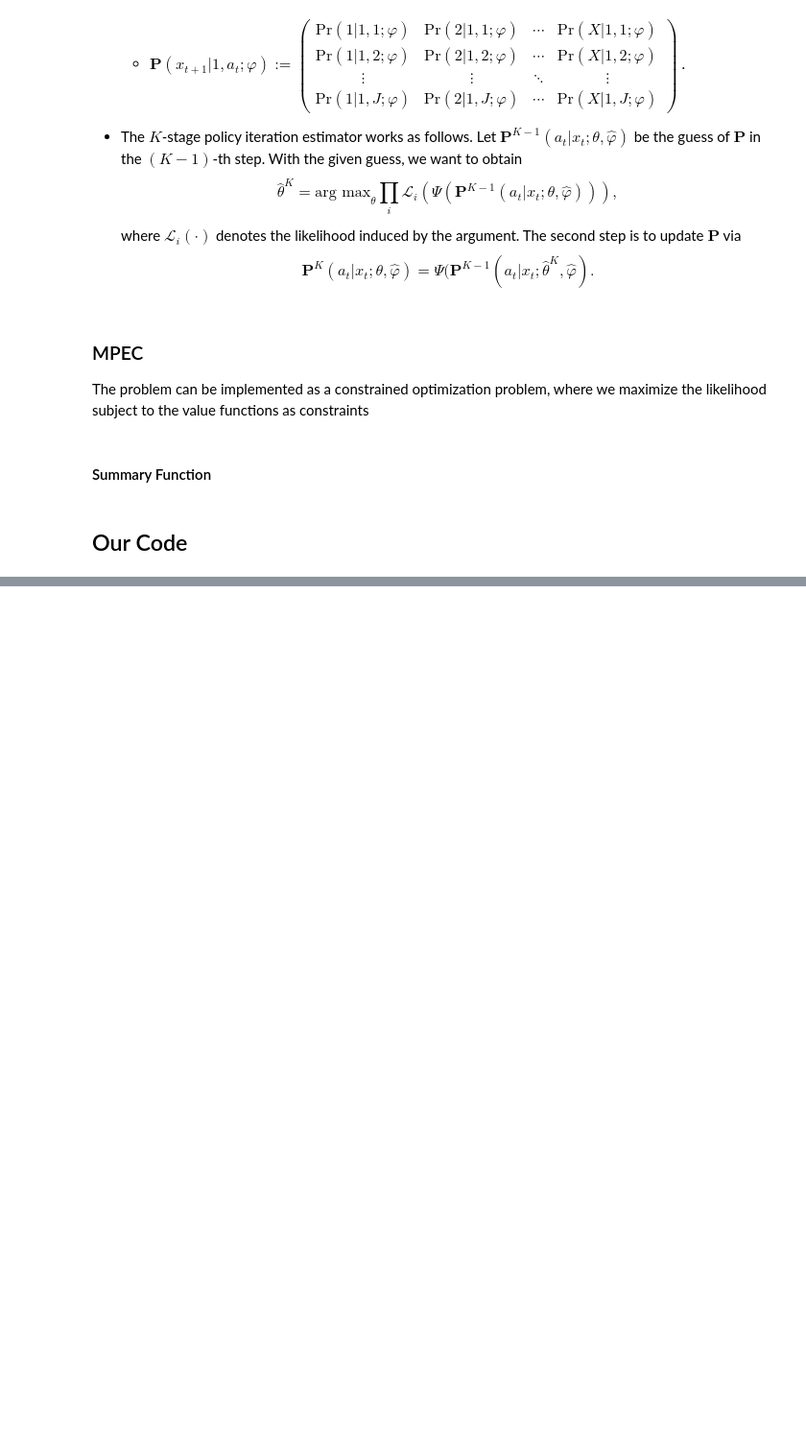
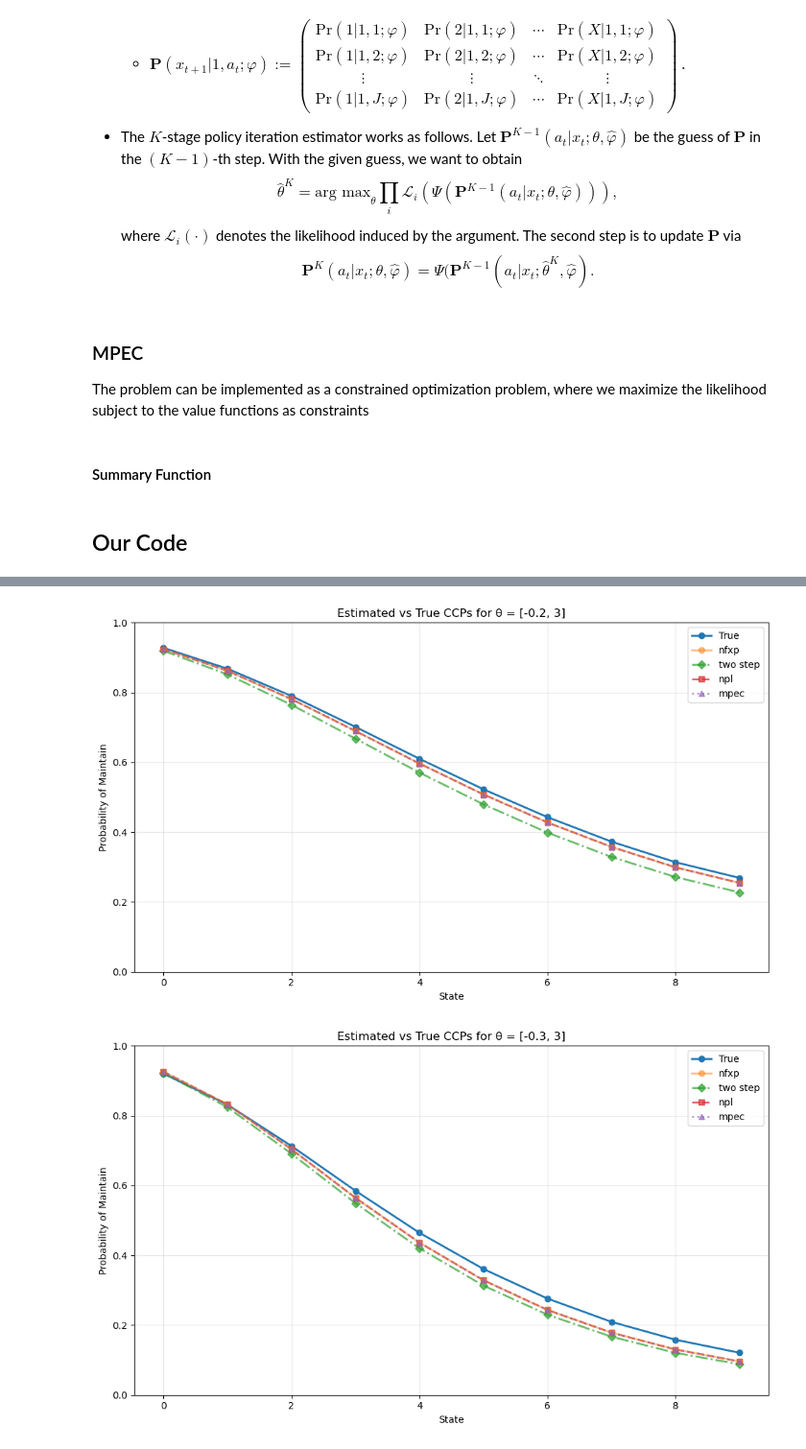
Before and after one commit to whoaitsrichard/io2, a Jupyter notebook: ps2/Exercise1.ipynb, the cells around one changed output, grey strips where cells are left out. Shown at 96% size. Cells and saved outputs as stored; diff of their text form; code cells hidden in the pictures; blank space fills up the shorter version.

```diff
--- a/ps2/Exercise1.ipynb
+++ b/ps2/Exercise1.ipynb
@@ -1341,30 +1389,34 @@ for theta in theta_plot:
     data = data.melt(
         id_vars=['theta', 'method', 'time', 'estimate'],
         value_vars=[f'state_{i}' for i in range(dx)],
         var_name='state',
         value_name='prob'
 )
     data['state'] = data['state'].str.replace('state_', '').astype(int)
 
     style = {
     "nfxp": {"linestyle": "-",  "marker": "o", "zorder": 4,"alpha": 0.5},
     "npl":  {"linestyle": "--", "marker": "s", "zorder": 3,"alpha": 0.7},
     "two step": {"linestyle": "-.", "marker": "D", "zorder": 2,"alpha": 0.7},
+    "mpec": {"linestyle": ":", "marker": "^", "zorder": 5, "alpha": 0.7},
 }
 
     # Plot each method
     for method in data['method'].unique():
         method_data = data[data['method'] == method]
         ax.plot(method_data['state'], method_data['prob'],
                label=method, linewidth=2, **style[method])
 
     # Formatting
     ax.set_xlabel('State')
     ax.set_ylabel('Probability of Maintain')
     ax.set_title(f'Estimated vs True CCPs for θ = {theta}')
     ax.set_ylim(0, 1)
     ax.legend()
     ax.grid(True, alpha=0.3)
 
     plt.tight_layout()
     plt.show()
+# %% [output]
+[figure, added]
+[figure, added]
```
Also changed, not shown: parts of 10 cells of this notebook.
